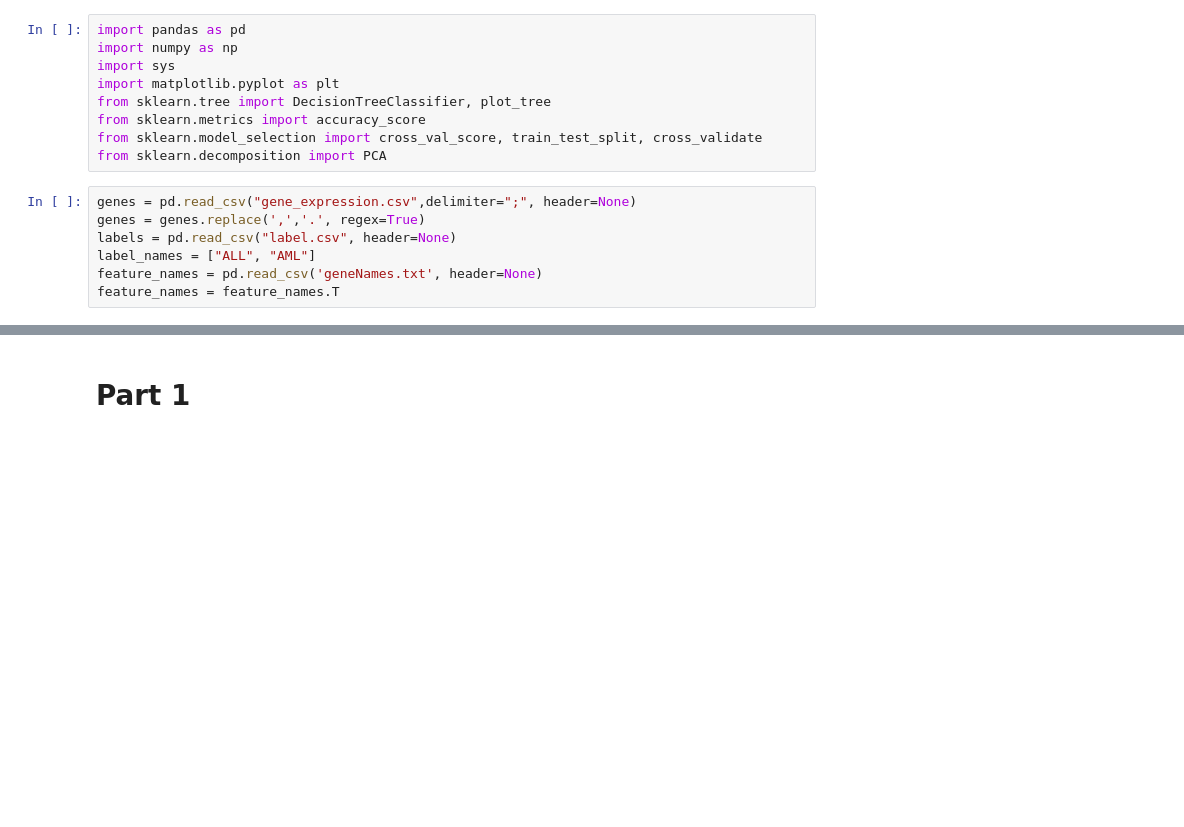
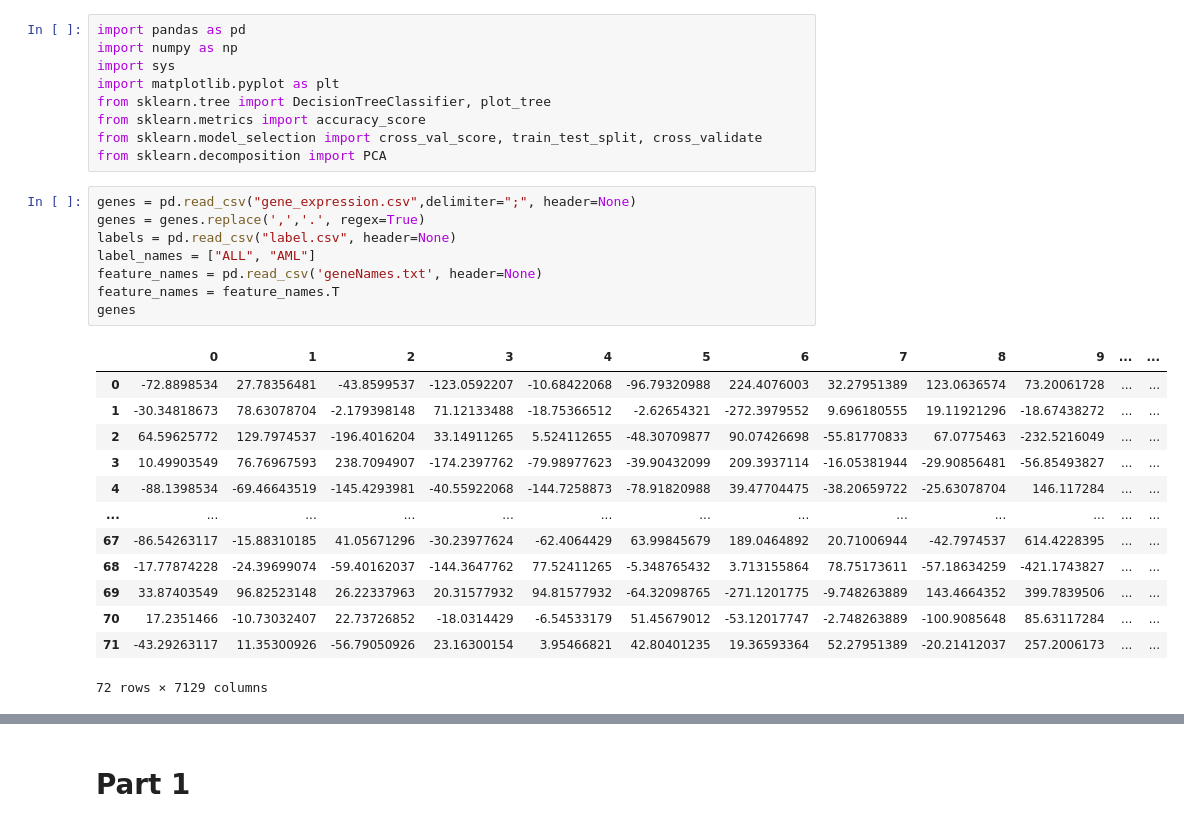
Before and after one commit to fiklimat/Biochemie, a Jupyter notebook: ukol5/ukol5.ipynb, the cells around one changed output, grey strips where cells are left out. Saved outputs shown, nothing was run; the diff lists cells and outputs as text; blank space fills up the shorter version.

```diff
--- a/ukol5/ukol5.ipynb
+++ b/ukol5/ukol5.ipynb
@@ -32,7 +32,22 @@ from sklearn.decomposition import PCA
 # %%
 genes = pd.read_csv("gene_expression.csv",delimiter=";", header=None)
 genes = genes.replace(',','.', regex=True)
 labels = pd.read_csv("label.csv", header=None)
 label_names = ["ALL", "AML"]
 feature_names = pd.read_csv('geneNames.txt', header=None)
 feature_names = feature_names.T
+genes
+# %% [output]
+|  | 0 | 1 | 2 | 3 | 4 | 5 | 6 | 7 | 8 | 9 | ... | ... |
+| 0 | -72.8898534 | 27.78356481 | -43.8599537 | -123.0592207 | -10.68422068 | -96.79320988 | 224.4076003 | 32.27951389 | 123.0636574 | 73.20061728 | ... | ... |
+| 1 | -30.34818673 | 78.63078704 | -2.179398148 | 71.12133488 | -18.75366512 | -2.62654321 | -272.3979552 | 9.696180555 | 19.11921296 | -18.67438272 | ... | ... |
+| 2 | 64.59625772 | 129.7974537 | -196.4016204 | 33.14911265 | 5.524112655 | -48.30709877 | 90.07426698 | -55.81770833 | 67.0775463 | -232.5216049 | ... | ... |
+| 3 | 10.49903549 | 76.76967593 | 238.7094907 | -174.2397762 | -79.98977623 | -39.90432099 | 209.3937114 | -16.05381944 | -29.90856481 | -56.85493827 | ... | ... |
+| 4 | -88.1398534 | -69.46643519 | -145.4293981 | -40.55922068 | -144.7258873 | -78.91820988 | 39.47704475 | -38.20659722 | -25.63078704 | 146.117284 | ... | ... |
+| ... | ... | ... | ... | ... | ... | ... | ... | ... | ... | ... | ... | ... |
+| 67 | -86.54263117 | -15.88310185 | 41.05671296 | -30.23977624 | -62.4064429 | 63.99845679 | 189.0464892 | 20.71006944 | -42.7974537 | 614.4228395 | ... | ... |
+| 68 | -17.77874228 | -24.39699074 | -59.40162037 | -144.3647762 | 77.52411265 | -5.348765432 | 3.713155864 | 78.75173611 | -57.18634259 | -421.1743827 | ... | ... |
+| 69 | 33.87403549 | 96.82523148 | 26.22337963 | 20.31577932 | 94.81577932 | -64.32098765 | -271.1201775 | -9.748263889 | 143.4664352 | 399.7839506 | ... | ... |
+| 70 | 17.2351466 | -10.73032407 | 22.73726852 | -18.0314429 | -6.54533179 | 51.45679012 | -53.12017747 | -2.748263889 | -100.9085648 | 85.63117284 | ... | ... |
+| 71 | -43.29263117 | 11.35300926 | -56.79050926 | 23.16300154 | 3.95466821 | 42.80401235 | 19.36593364 | 52.27951389 | -20.21412037 | 257.2006173 | ... | ... |
+72 rows × 7129 columns
```
Also changed, not shown: parts of 6 cells of this notebook, 1 other file.
